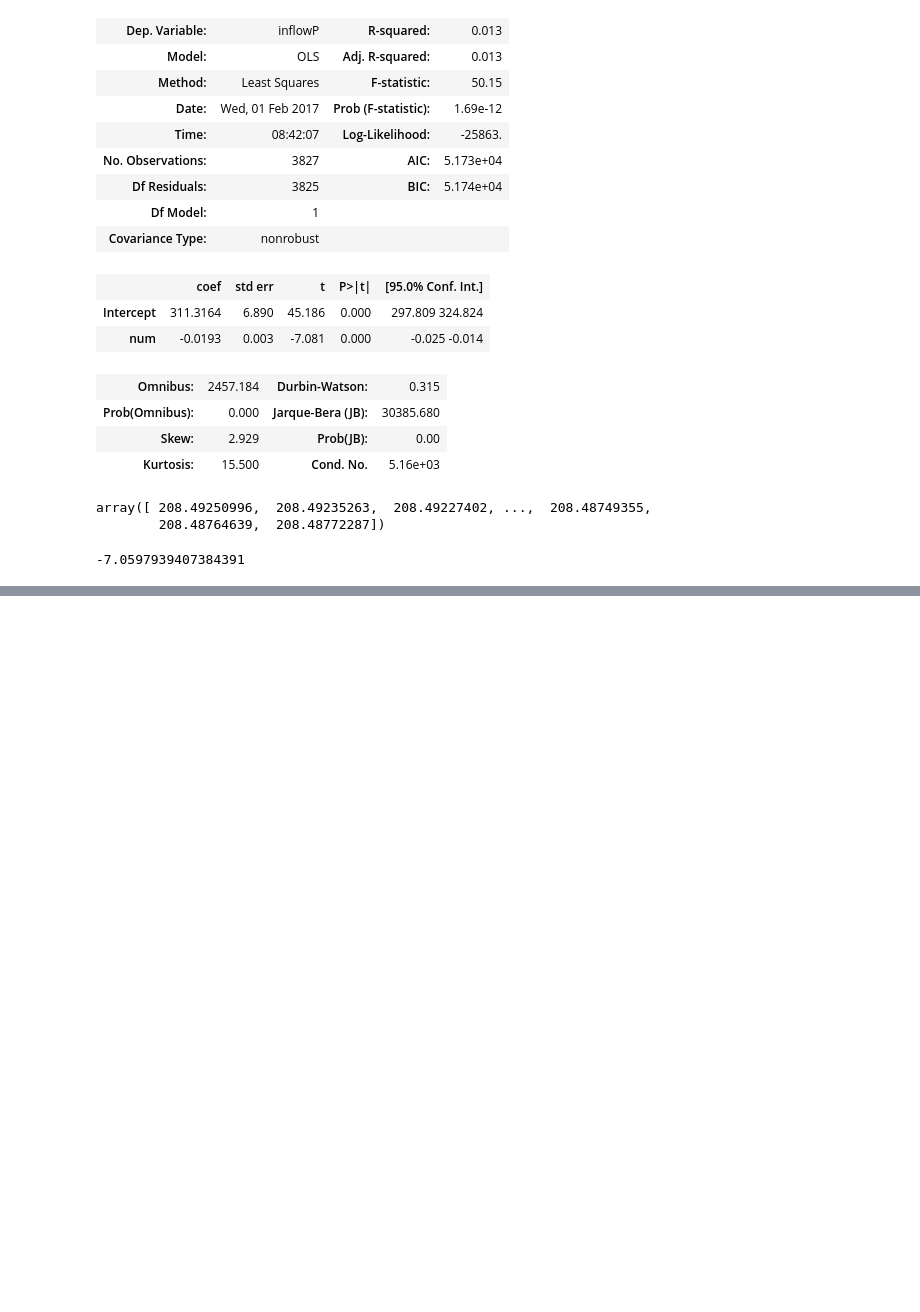
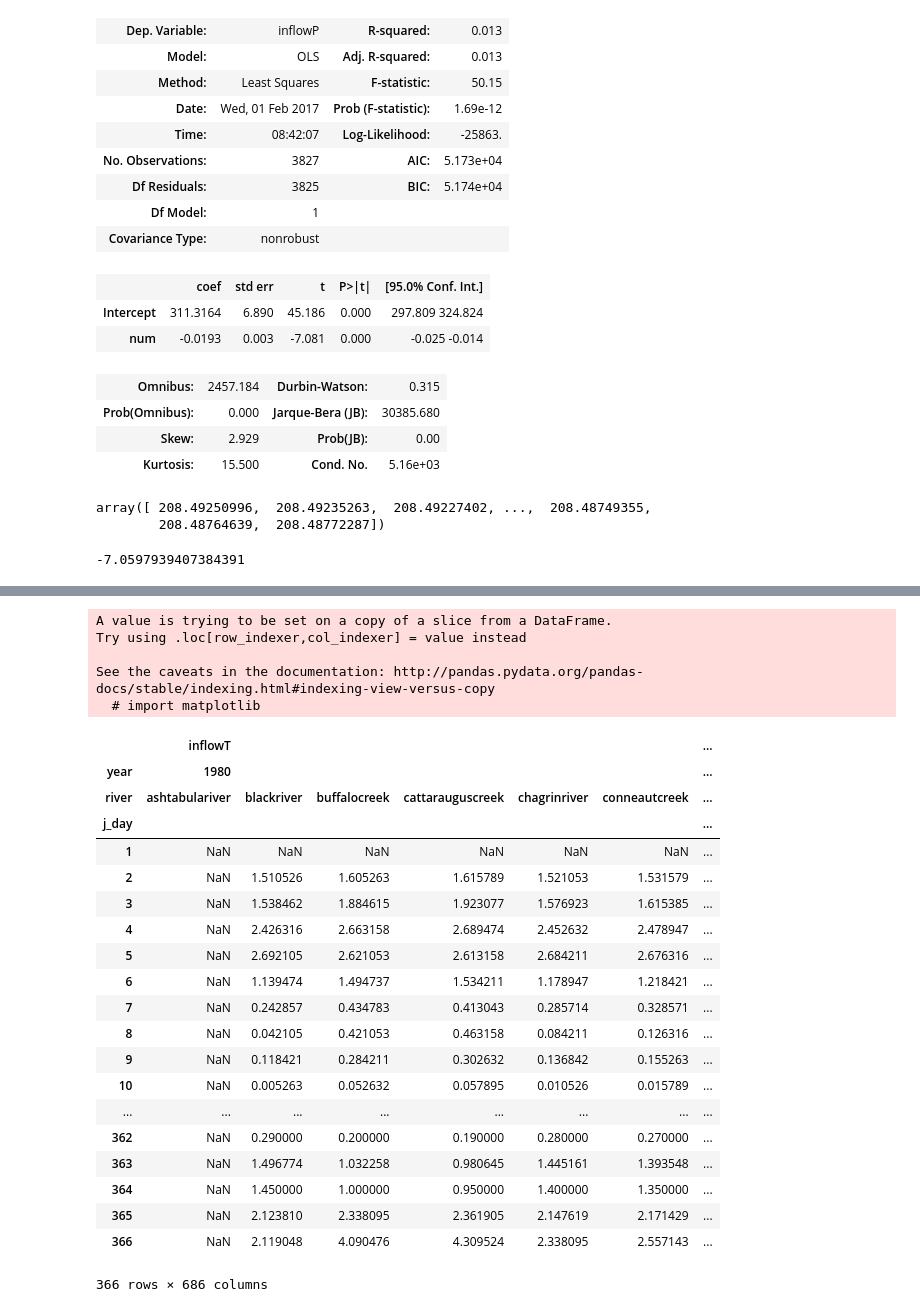
Before and after one commit to pycckuu/Great-Lakes-Data, a Jupyter notebook: post_proc_scripts/Data crunching.ipynb, the cells around one changed output, grey strips where cells are left out. Saved outputs shown, nothing was run; the diff lists cells and outputs as text; code cells hidden in the pictures; blank space fills up the shorter version.

```diff
--- a/post_proc_scripts/Data crunching.ipynb
+++ b/post_proc_scripts/Data crunching.ipynb
@@ -133,0 +142,9 @@ result.params[1]*365
+# %%
+df1 = df[['river','j_day','inflowT','year']]
+df1['j_day'] = df1['j_day'].apply(pd.to_numeric)
+# %% [output]
+A value is trying to be set on a copy of a slice from a DataFrame.
+Try using .loc[row_indexer,col_indexer] = value instead
+
+See the caveats in the documentation: http://pandas.pydata.org/pandas-docs/stable/indexing.html#indexing-view-versus-copy
+  # import matplotlib
@@ -133,0 +158,25 @@ result.params[1]*365
+# %%
+df4 = df3.dropna(how='all')
+df4
+# %% [output]
+|  | inflowT |  |  |  |  |  | ... |
+| year | 1980 |  |  |  |  |  | ... |
+| river | ashtabulariver | blackriver | buffalocreek | cattarauguscreek | chagrinriver | conneautcreek | ... |
+| j_day |  |  |  |  |  |  | ... |
+| 1 | NaN | NaN | NaN | NaN | NaN | NaN | ... |
+| 2 | NaN | 1.510526 | 1.605263 | 1.615789 | 1.521053 | 1.531579 | ... |
+| 3 | NaN | 1.538462 | 1.884615 | 1.923077 | 1.576923 | 1.615385 | ... |
+| 4 | NaN | 2.426316 | 2.663158 | 2.689474 | 2.452632 | 2.478947 | ... |
+| 5 | NaN | 2.692105 | 2.621053 | 2.613158 | 2.684211 | 2.676316 | ... |
+| 6 | NaN | 1.139474 | 1.494737 | 1.534211 | 1.178947 | 1.218421 | ... |
+| 7 | NaN | 0.242857 | 0.434783 | 0.413043 | 0.285714 | 0.328571 | ... |
+| 8 | NaN | 0.042105 | 0.421053 | 0.463158 | 0.084211 | 0.126316 | ... |
+| 9 | NaN | 0.118421 | 0.284211 | 0.302632 | 0.136842 | 0.155263 | ... |
+| 10 | NaN | 0.005263 | 0.052632 | 0.057895 | 0.010526 | 0.015789 | ... |
+| ... | ... | ... | ... | ... | ... | ... | ... |
+| 362 | NaN | 0.290000 | 0.200000 | 0.190000 | 0.280000 | 0.270000 | ... |
+| 363 | NaN | 1.496774 | 1.032258 | 0.980645 | 1.445161 | 1.393548 | ... |
+| 364 | NaN | 1.450000 | 1.000000 | 0.950000 | 1.400000 | 1.350000 | ... |
+| 365 | NaN | 2.123810 | 2.338095 | 2.361905 | 2.147619 | 2.171429 | ... |
+| 366 | NaN | 2.119048 | 4.090476 | 4.309524 | 2.338095 | 2.557143 | ... |
+366 rows × 686 columns
```
Also changed, not shown: parts of 10 cells of this notebook, 3 other files.
